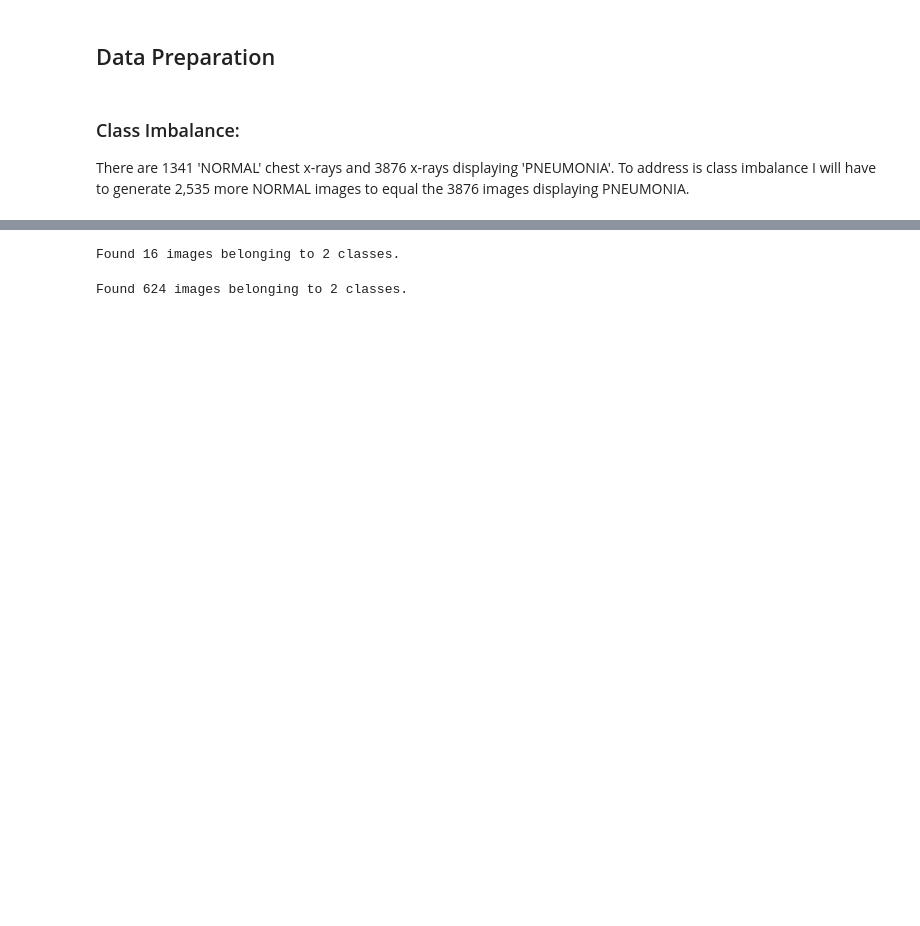
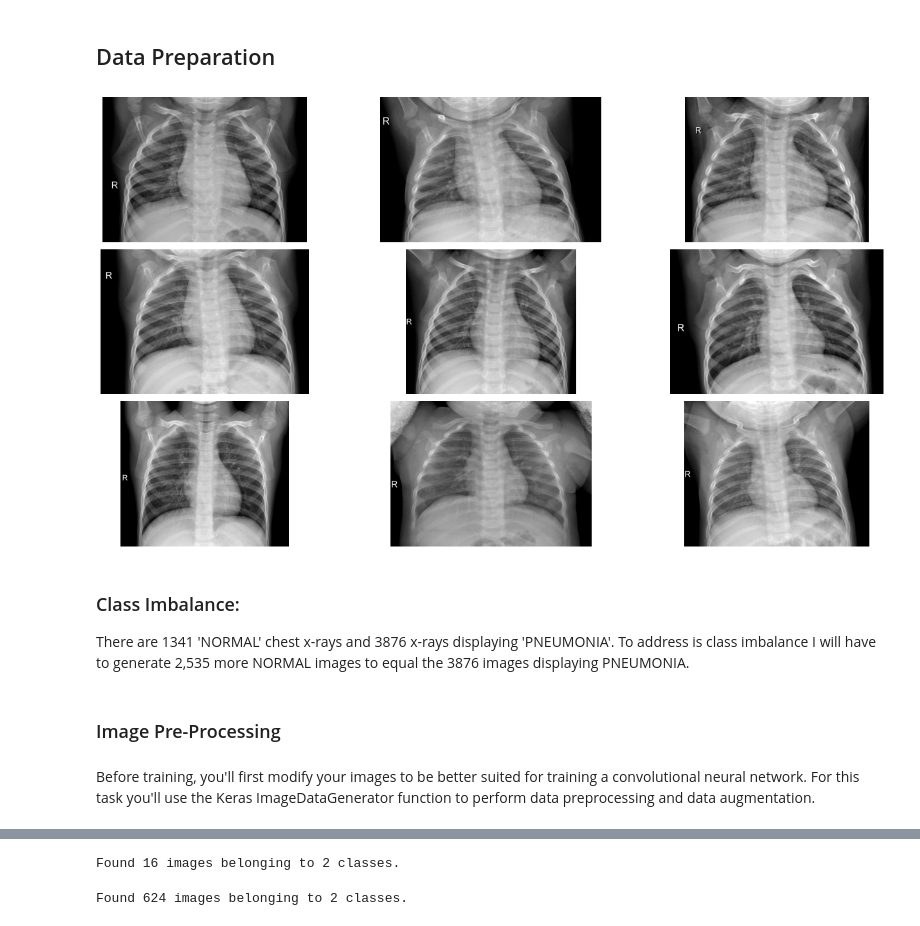
Before and after one commit to peimani/Project4, a Jupyter notebook: Copy_of_Image_Classification_w_Deep_Learning.ipynb, the cells around one changed output, grey strips where cells are left out. Cells and saved outputs as stored; diff of their text form; code cells hidden in the pictures; blank space fills up the shorter version.

```diff
--- a/Copy_of_Image_Classification_w_Deep_Learning.ipynb
+++ b/Copy_of_Image_Classification_w_Deep_Learning.ipynb
@@ -84,9 +101,30 @@ NORMAL=8
 # %% [markdown]
 ## Data Preparation
+# %%
+#Preview the images
+
+normal = os.listdir("/content/drive/MyDrive/Colab Notebooks/Data_Files/chest_xray/chest_xray/train/NORMAL")
+normal_dir = "/content/drive/MyDrive/Colab Notebooks/Data_Files/chest_xray/chest_xray/train/NORMAL"
+
+plt.figure(figsize=(20, 10))
+
+for i in range(9):
+    plt.subplot(3, 3, i + 1)
+    img = plt.imread(os.path.join(normal_dir, normal[i]))
+    plt.imshow(img, cmap='gray')
+    plt.axis('off')
+
+plt.tight_layout()
+# %% [output]
+[figure, added]
 # %% [markdown]
 ### Class Imbalance:
   There are 1341 'NORMAL' chest x-rays and 3876 x-rays displaying
   'PNEUMONIA'. To address is class imbalance I will have to generate 2,535 more NORMAL images to equal the 3876 images displaying PNEUMONIA.
+# %% [markdown]
+### Image Pre-Processing
+# %% [markdown]
+Before training, you'll first modify your images to be better suited for training a convolutional neural network. For this task you'll use the Keras ImageDataGenerator function to perform data preprocessing and data augmentation.
 # %%
 # Establish the criteria for data augementation; create random transformation of images
 datagen = ImageDataGenerator(
```
Also changed, not shown: parts of 62 cells of this notebook.
